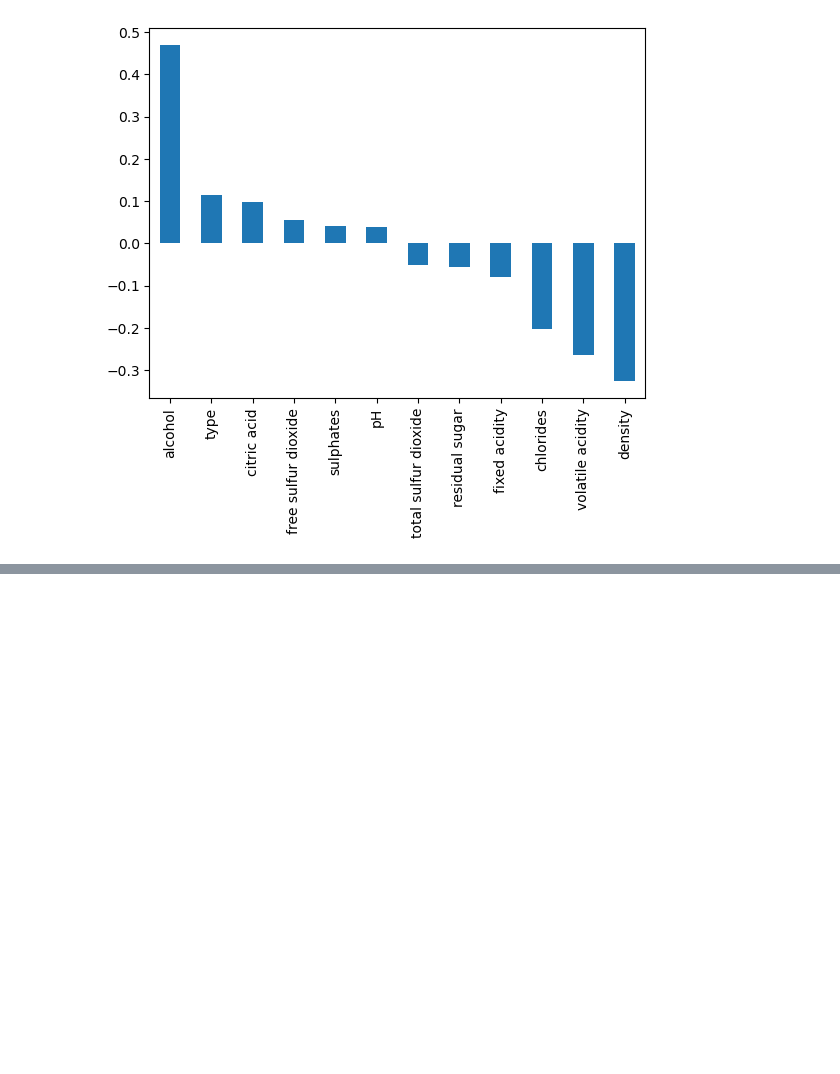
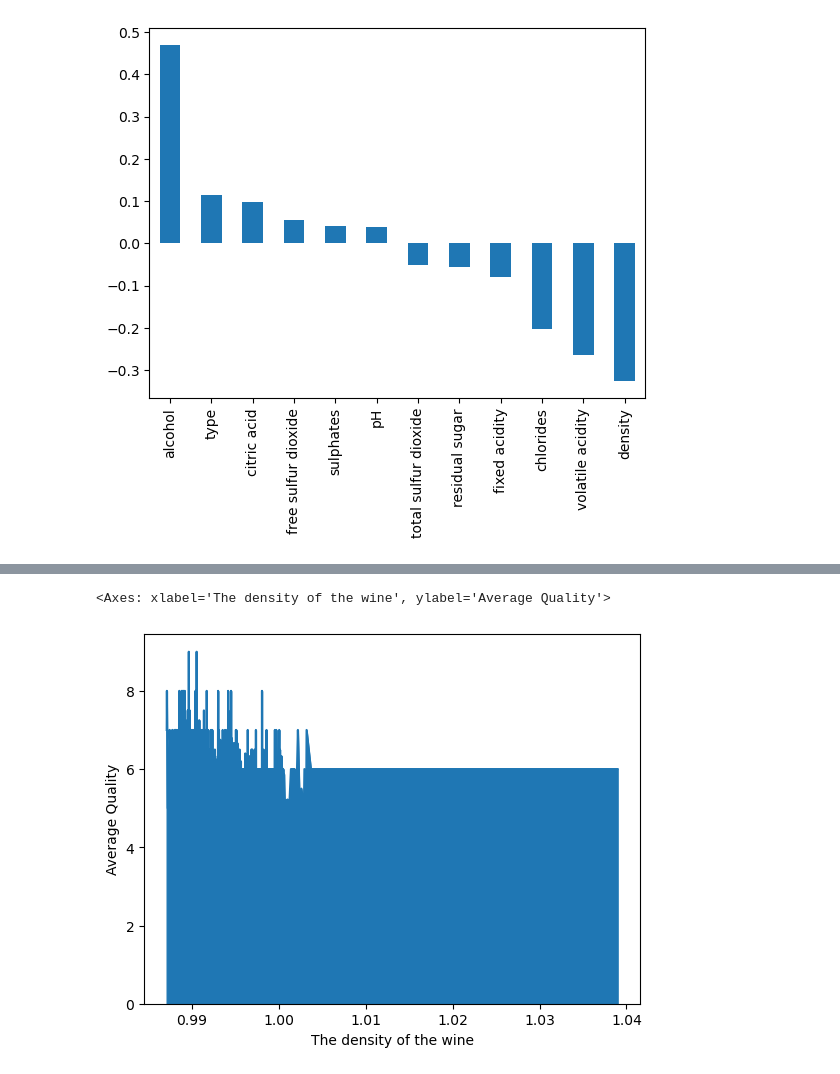
Before and after one commit to Nikolaj1992/MP1-Group9, a Jupyter notebook: MP-2/Code/Wine.ipynb, the cells around one changed output, grey strips where cells are left out. Saved outputs shown, nothing was run; the diff lists cells and outputs as text; code cells hidden in the pictures; blank space fills up the shorter version.

```diff
--- a/MP-2/Code/Wine.ipynb
+++ b/MP-2/Code/Wine.ipynb
@@ -514,0 +544,6 @@ plt = quality_correlation.plot(kind='bar')
+# %%
+alc_to_q = wine_df_clean.groupby('density')['quality'].mean()
+alc_to_q.plot.area(xlabel='The density of the wine', ylabel='Average Quality')
+# %% [output]
+<Axes: xlabel='The density of the wine', ylabel='Average Quality'>
+[figure, added]
```
Also changed, not shown: parts of 9 cells of this notebook.
